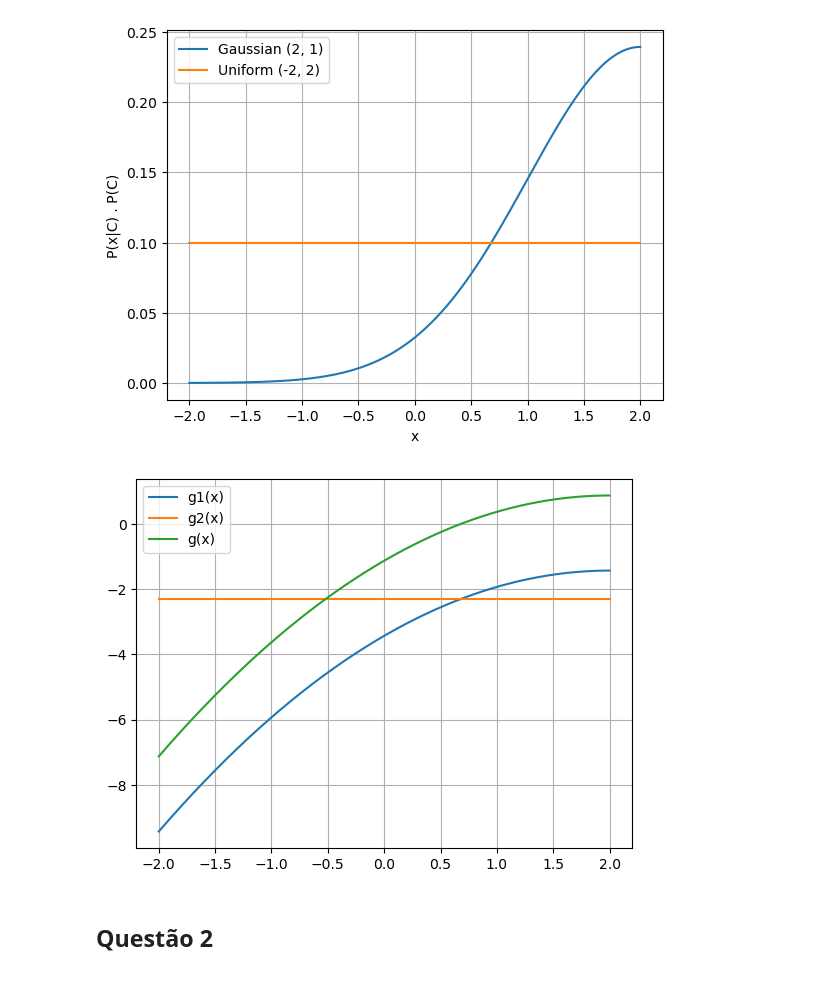
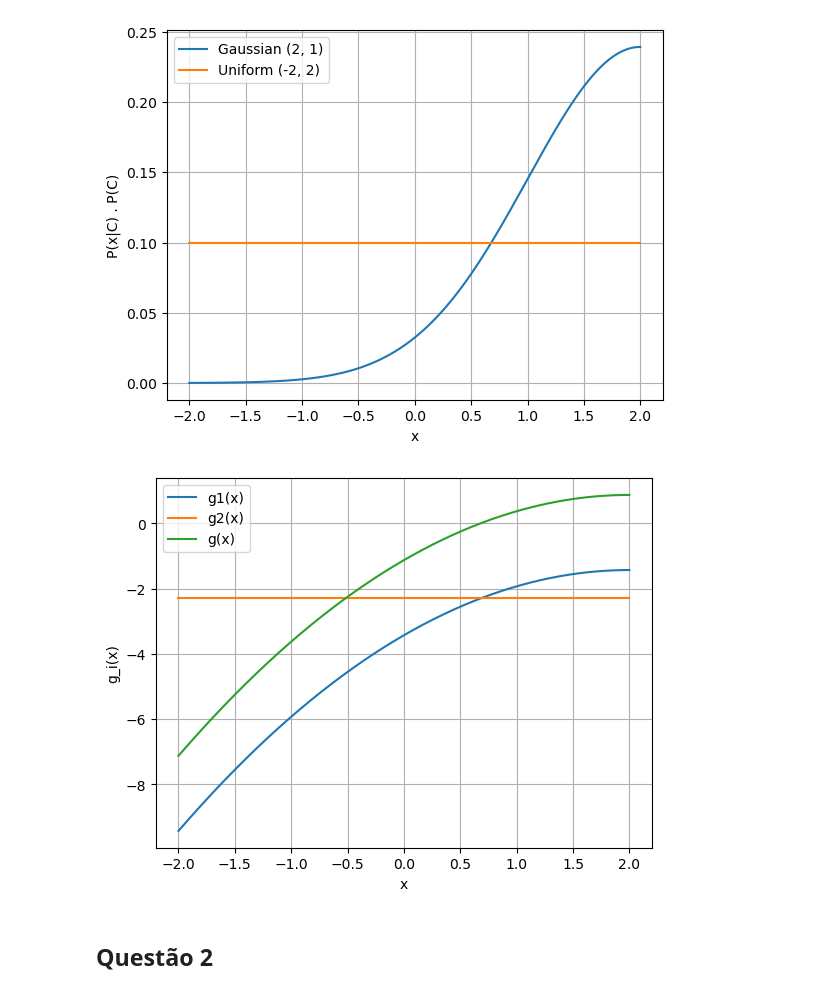
Before and after one commit to HenriqueTogo/machine-learning, a Jupyter notebook: Lista02/lista_02_231111280.ipynb, the cells around one changed output. Drawn from its saved outputs; the diff is of its cells as text; code cells hidden in the pictures.

```diff
--- a/Lista02/lista_02_231111280.ipynb
+++ b/Lista02/lista_02_231111280.ipynb
@@ -41,12 +41,14 @@ g = g1 - g2
 # %%
 plt.plot(x, g1)
 plt.plot(x, g2)
 plt.plot(x, g)
 plt.legend(['g1(x)', 'g2(x)', 'g(x)'])
+plt.xlabel('x')
+plt.ylabel('g_i(x)')
 plt.grid('on')
 plt.show()
 # %% [output]
-[figure, old version]
+[figure, new version]
 # %% [markdown]
 ## Questão 2
 # %%
```
